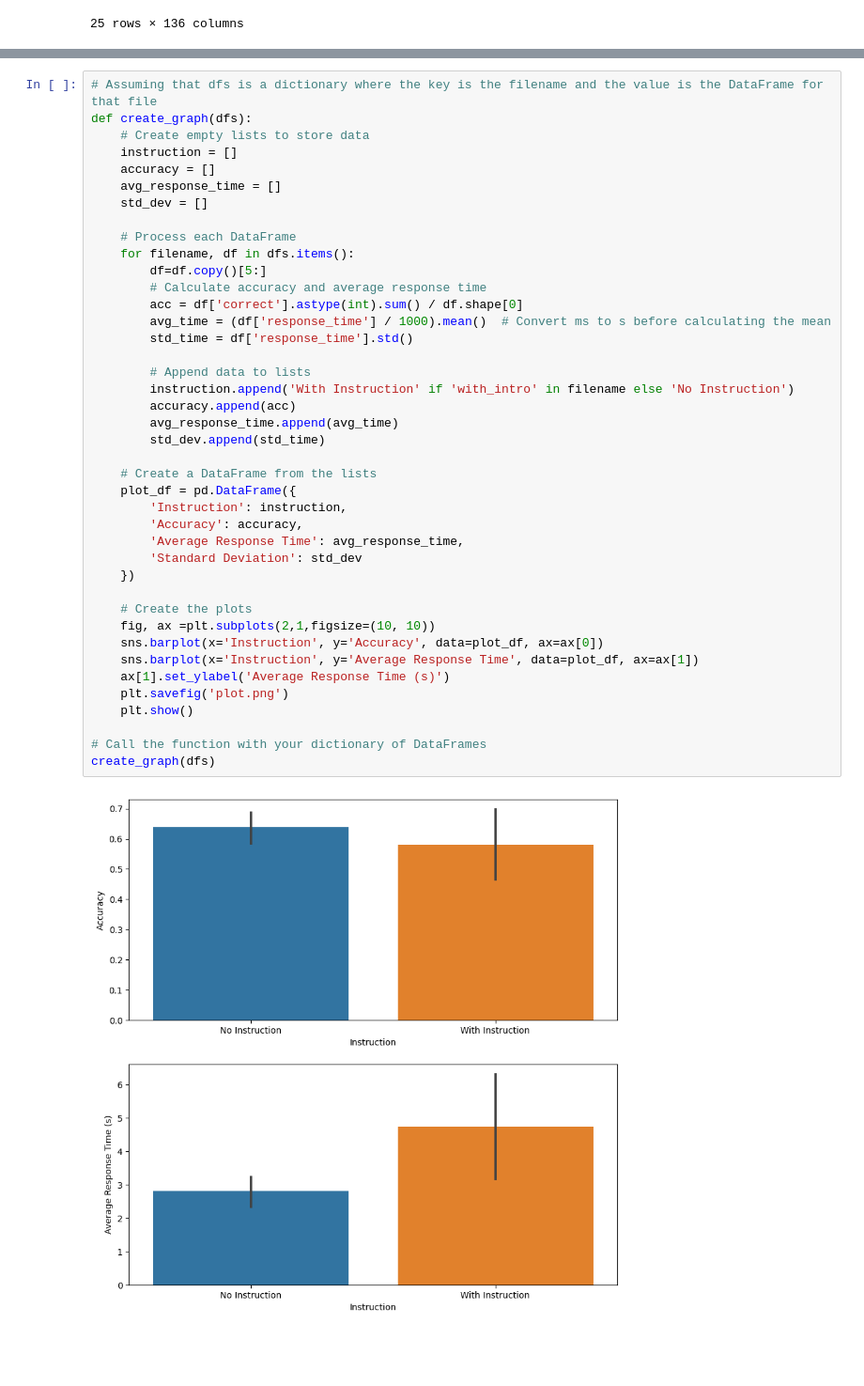
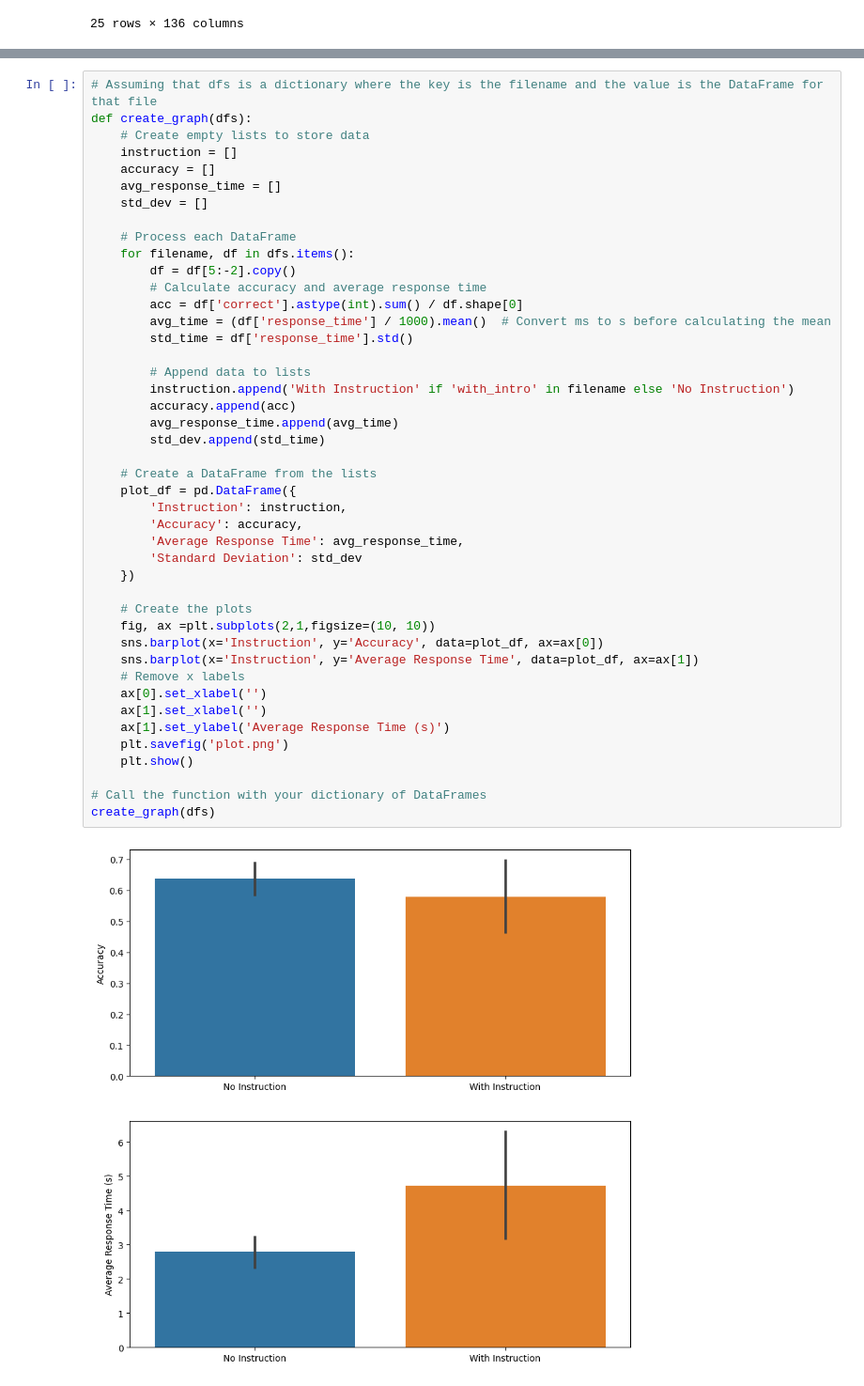
Before and after one commit to matercomus/CogPsy2023, a Jupyter notebook: analysis.ipynb, the cells around one changed output, grey strips where cells are left out. Shown at 94% size. Drawn from its saved outputs; the diff is of its cells as text; blank space fills up the shorter version.

```diff
--- a/analysis.ipynb
+++ b/analysis.ipynb
@@ -80,35 +101,38 @@ def create_graph(dfs):
 
     # Process each DataFrame
     for filename, df in dfs.items():
-        df=df.copy()[5:]
+        df = df[5:-2].copy()
         # Calculate accuracy and average response time
         acc = df['correct'].astype(int).sum() / df.shape[0]
         avg_time = (df['response_time'] / 1000).mean()  # Convert ms to s before calculating the mean
         std_time = df['response_time'].std()
 
         # Append data to lists
         instruction.append('With Instruction' if 'with_intro' in filename else 'No Instruction')
         accuracy.append(acc)
         avg_response_time.append(avg_time)
         std_dev.append(std_time)
 
     # Create a DataFrame from the lists
     plot_df = pd.DataFrame({
         'Instruction': instruction,
         'Accuracy': accuracy,
         'Average Response Time': avg_response_time,
         'Standard Deviation': std_dev
     })
 
     # Create the plots
     fig, ax =plt.subplots(2,1,figsize=(10, 10))
     sns.barplot(x='Instruction', y='Accuracy', data=plot_df, ax=ax[0])
     sns.barplot(x='Instruction', y='Average Response Time', data=plot_df, ax=ax[1])
+    # Remove x labels
+    ax[0].set_xlabel('')
+    ax[1].set_xlabel('')
     ax[1].set_ylabel('Average Response Time (s)')
     plt.savefig('plot.png')
     plt.show()
 
 # Call the function with your dictionary of DataFrames
 create_graph(dfs)
 # %% [output]
-[figure, old version]
+[figure, new version]
```
Also changed, not shown: parts of 2 cells of this notebook, 1 other file.
